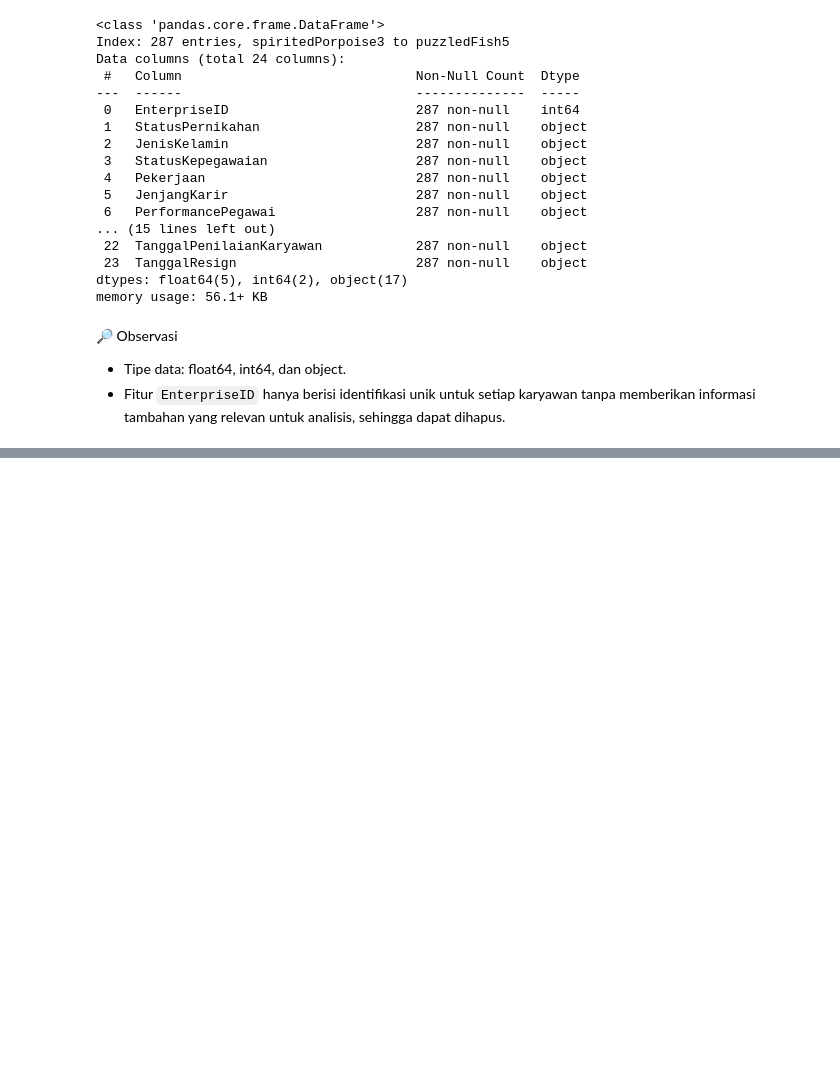
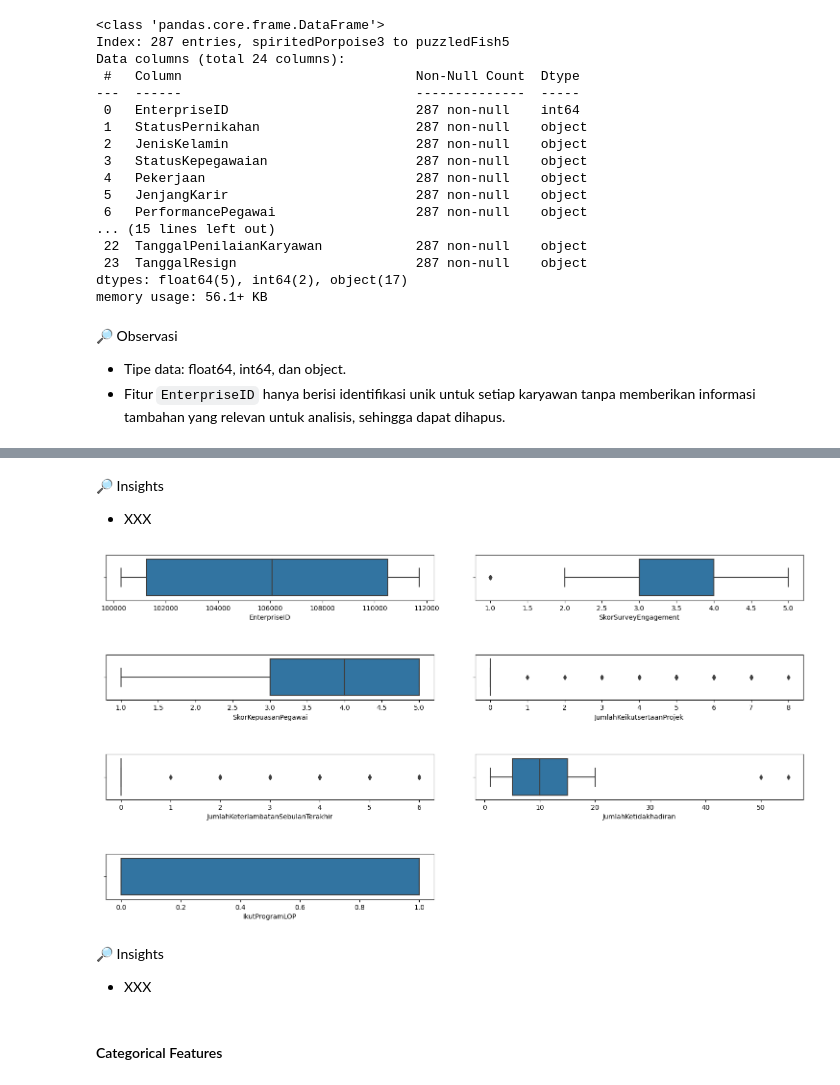
Before and after one commit to sabirinID/Predicting-Employee-Attrition, a Jupyter notebook: Notebooks/hr_employee_retention.ipynb, the cells around one changed output, grey strips where cells are left out. Saved outputs shown, nothing was run; the diff lists cells and outputs as text; code cells hidden in the pictures; blank space fills up the shorter version.

```diff
--- a/Notebooks/hr_employee_retention.ipynb
+++ b/Notebooks/hr_employee_retention.ipynb
@@ -109,0 +172,17 @@ memory usage: 56.1+ KB
+# %% [markdown]
+🔎 Insights
+- XXX
+# %%
+plt.figure(figsize=(16, 9))
+
+for i in range(0, len(num_cols)):
+    plt.subplot(4, 2, i+1)
+    sns.boxplot(x=df[num_cols[i]])
+    plt.tight_layout(pad=5)
+# %% [output]
+[figure, added]
+# %% [markdown]
+🔎 Insights
+- XXX
+# %% [markdown]
+#### Categorical Features
```
Also changed, not shown: parts of 14 cells of this notebook.
